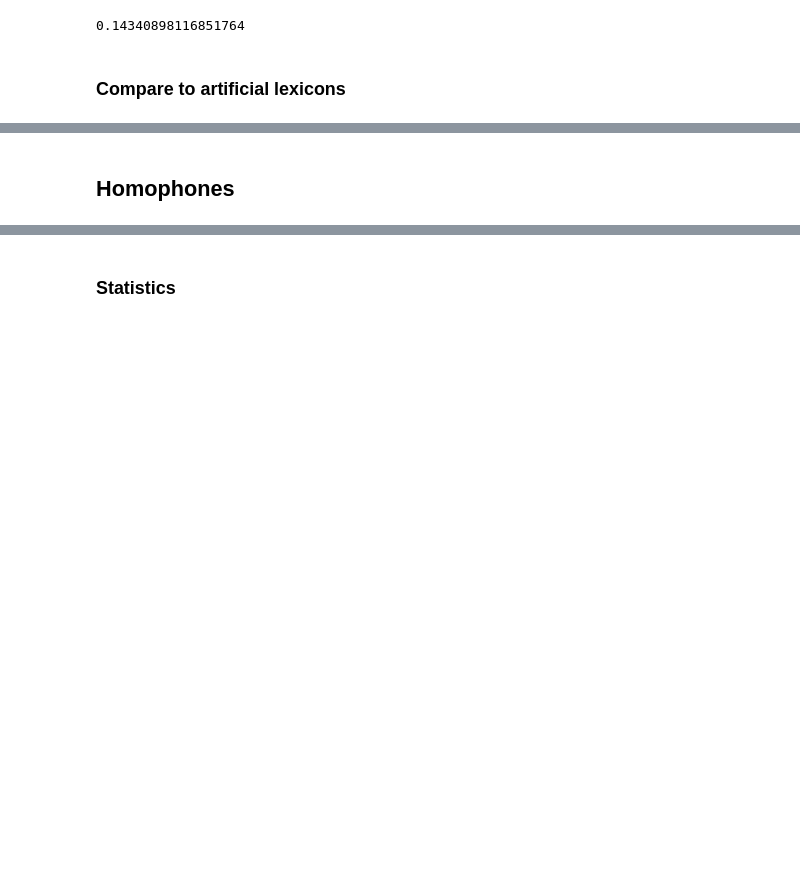
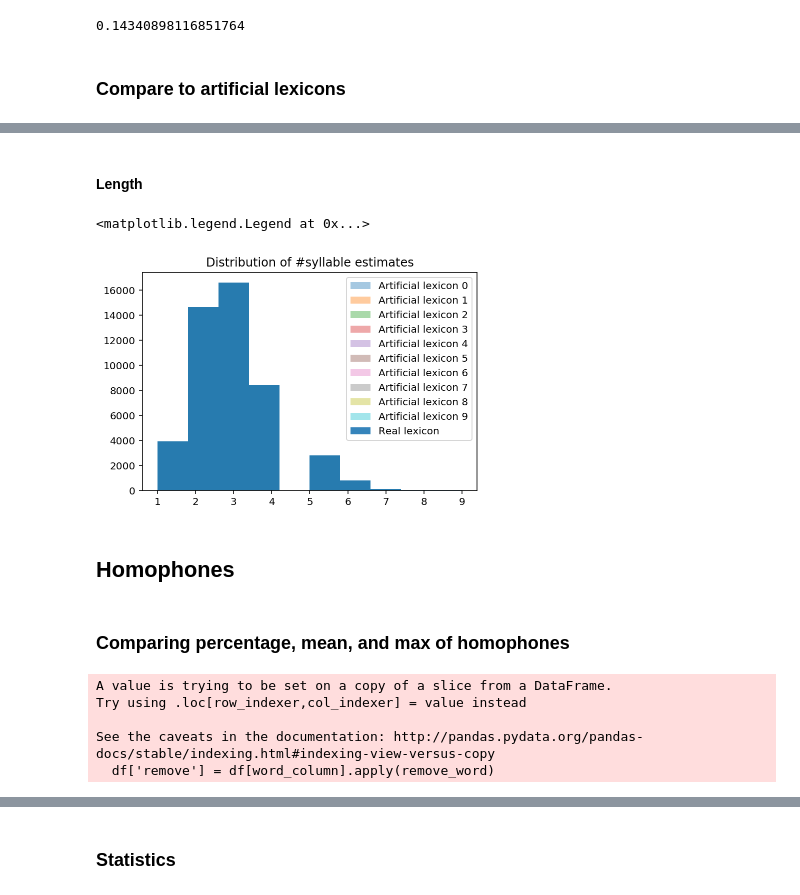
Before and after one commit to seantrott/homophone_simulations, a Jupyter notebook: using_null_lexicons.ipynb, the cells around one changed output, grey strips where cells are left out. Saved outputs shown, nothing was run; the diff lists cells and outputs as text; code cells hidden in the pictures; blank space fills up the shorter version.

```diff
--- a/using_null_lexicons.ipynb
+++ b/using_null_lexicons.ipynb
@@ -734,2 +757,17 @@ REAL_FRENCH_PERCENTAGE
+# %% [markdown]
+#### Length
+# %%
+for i in range (NUM_ARTIFICIAL):
+
+    df_tmp = df_french_artificial[df_french_artificial['lexicon']==str(i)]
+    plt.hist(df_tmp['num_sylls_est'], alpha = .4, label = "Artificial lexicon {x}".format(x=i))
+
+plt.hist(df_celex_og['num_sylls_est'],
+         alpha = .9, label = "Real lexicon".format(x=i))
+plt.title("Distribution of #syllable estimates")
+plt.legend()
+# %% [output]
+<matplotlib.legend.Legend at 0x...>
+[figure, added]
 # %% [markdown]
 ## Homophones
@@ -737,0 +774,25 @@ REAL_FRENCH_PERCENTAGE
+# %% [markdown]
+### Comparing percentage, mean, and max of homophones
+# %%
+processed_artificials = []
+homophone_percentages = []
+mean_homophones, max_homophones = [], []
+for i in tqdm(range(NUM_ARTIFICIAL)):
+
+    df_tmp = df_french_artificial[df_french_artificial['lexicon']==str(i)]
+
+    df_tmp_processed = utils.preprocess_for_analysis(df_tmp,
+                                                      phon_column="word", word_column="word")
+
+    homophone_percentages.append(len(df_tmp_processed[df_tmp_processed['num_homophones']>0]) / len(df_tmp_processed))
+
+    mean_homophones.append(df_tmp_processed['num_homophones'].mean())
+    max_homophones.append(df_tmp_processed['num_homophones'].max())
+
+    processed_artificials.append(df_tmp_processed)
+# %% [output]
+A value is trying to be set on a copy of a slice from a DataFrame.
+Try using .loc[row_indexer,col_indexer] = value instead
+
+See the caveats in the documentation: http://pandas.pydata.org/pandas-docs/stable/indexing.html#indexing-view-versus-copy
+  df['remove'] = df[word_column].apply(remove_word)
```
Also changed, not shown: parts of 19 cells of this notebook, 4 other files.
